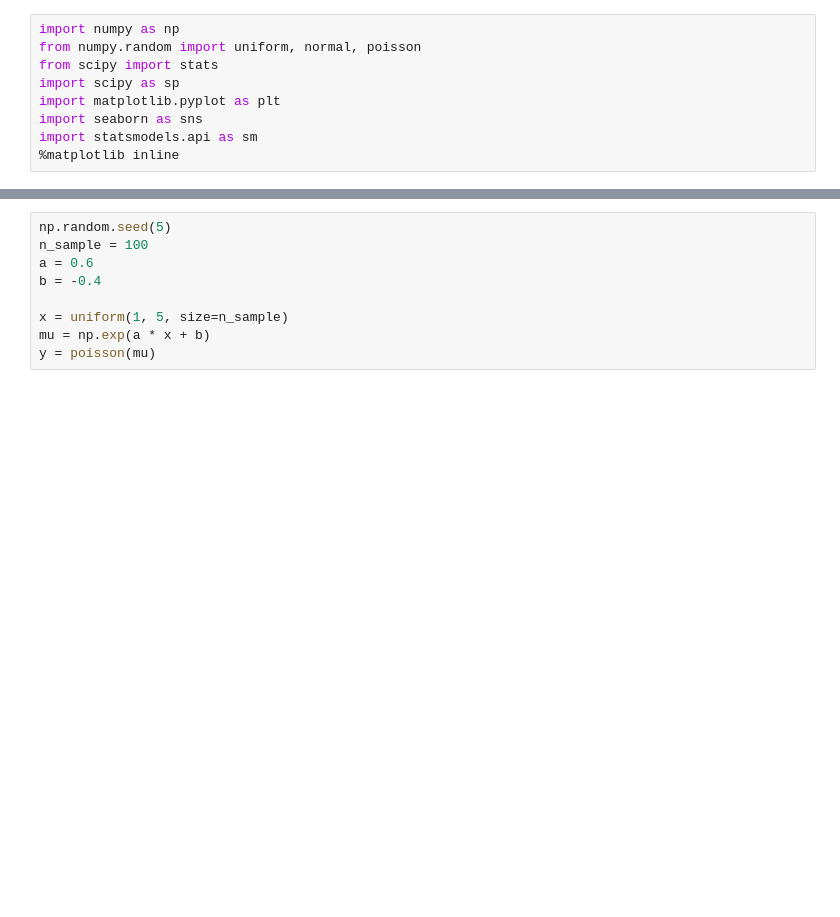
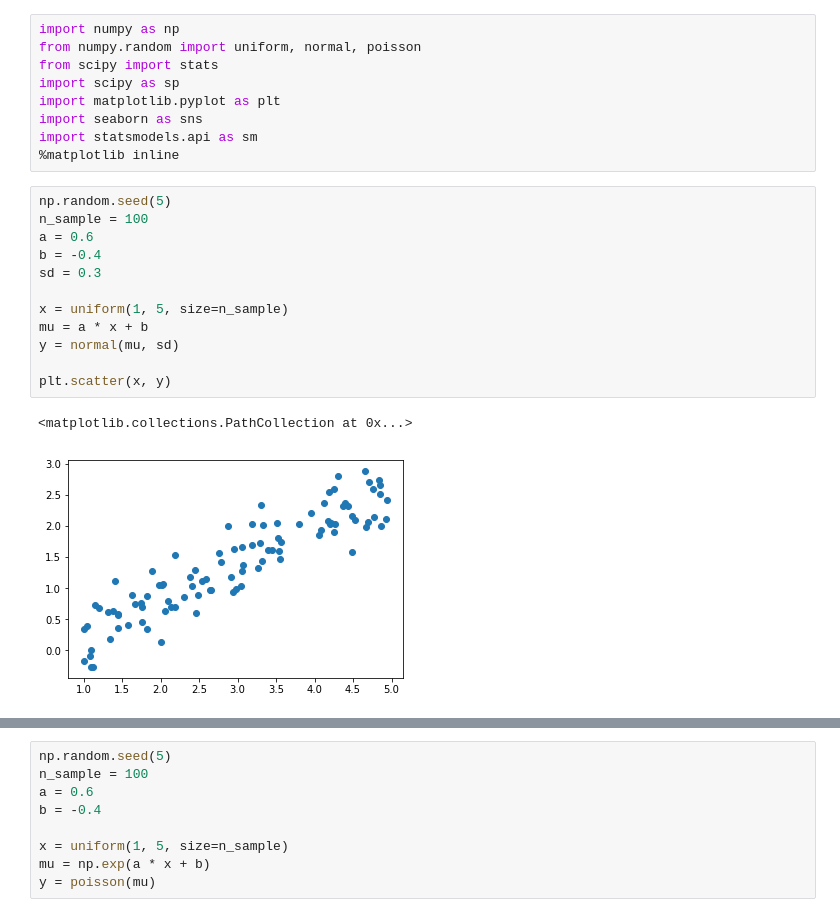
Before and after one commit to kidaufo/StatisticalModeling, a Jupyter notebook: PoissonRegression.ipynb, the cells around one changed output, grey strips where cells are left out. Saved outputs shown, nothing was run; the diff lists cells and outputs as text; blank space fills up the shorter version.

```diff
--- a/PoissonRegression.ipynb
+++ b/PoissonRegression.ipynb
@@ -7,3 +7,18 @@ import matplotlib.pyplot as plt
 import seaborn as sns
 import statsmodels.api as sm
 %matplotlib inline
+# %%
+np.random.seed(5)
+n_sample = 100
+a = 0.6
+b = -0.4
+sd = 0.3
+
+x = uniform(1, 5, size=n_sample)
+mu = a * x + b
+y = normal(mu, sd)
+
+plt.scatter(x, y)
+# %% [output]
+<matplotlib.collections.PathCollection at 0x...>
+[figure, added]
```
Also changed, not shown: parts of 3 cells of this notebook, 1 other file.
